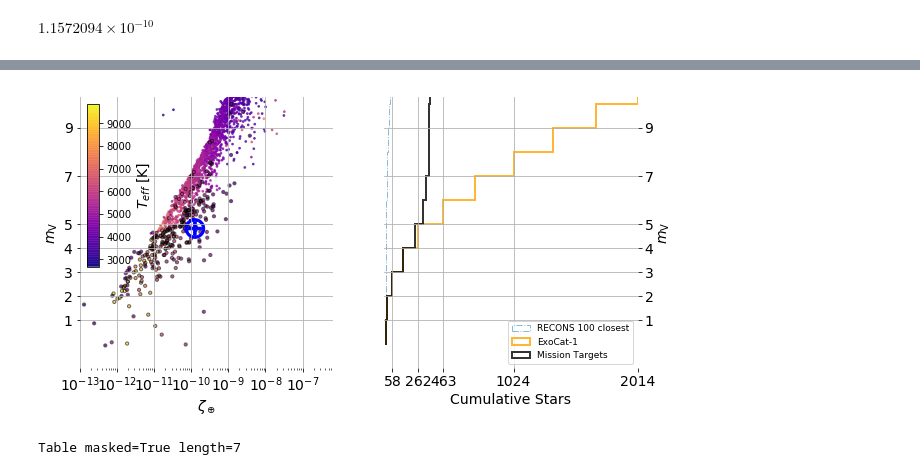
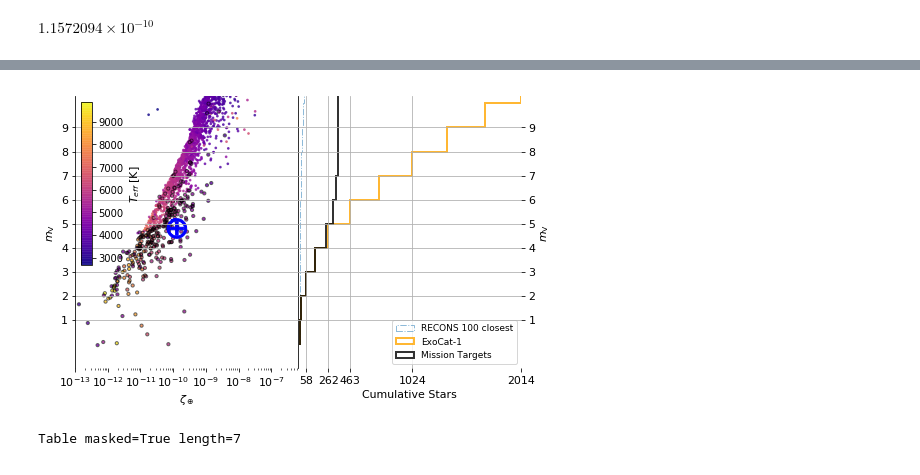
Before and after one commit to douglase/AJ_LGS_2018_PlotsAndFigs, a Jupyter notebook: LGS_range_and_ZWFS_plots_and_calculations.ipynb, the cells around one changed output, grey strips where cells are left out. Saved outputs shown, nothing was run; the diff lists cells and outputs as text; code cells hidden in the pictures.

```diff
--- a/LGS_range_and_ZWFS_plots_and_calculations.ipynb
+++ b/LGS_range_and_ZWFS_plots_and_calculations.ipynb
@@ -1087,6 +1087,7 @@ WARNING:astropy:W50: /var/folders/zv/2nj6tsrj4l53xsh73nmsn7480000gn/T/tmp1pffc7e
 # %%
 sel=exoarch_mission["st_eeidmas"]
 
+plt.rcParams["font.size"]=11
 
 Vrecon=recons2012[ 'V'][np.isfinite(recons2012[ 'V'])]
 V_exocat=exocat_stars["st_vmag"][np.isfinite(exocat_stars["st_vmag"])]
@@ -1099,7 +1100,7 @@ C=p*(rp.to(u.astronomical_unit).value/a)**2
 a_mision=exoarch_mission["st_eeidmas"]*exoarch_mission["st_dist"]/(206265*1000)*(1.0*u.parsec).to(u.astronomical_unit)
 C_mission=p*(rp.to(u.astronomical_unit).value/a_mision)**2
 
-plt.figure(figsize=[10,5])
+plt.figure(figsize=[8,5])
 ax=plt.subplot(121)
 
 sel=exocat_stars["st_teff"]<10000
@@ -1125,7 +1126,7 @@ scat_mission=ax.scatter(C_mission[sel_exomission],exoarch_mission["st_vmag"][:][
 ax.set_xlabel(r"$\zeta_\oplus$")
 ax.set_xscale("log")
 ax.set_xlim(1e-13,C[sel].max())
-ax.set_yticks([1,2, 3,4, 5,7,9])
+ax.set_yticks([1,2, 3,4, 5,6,7,8,9])
 
 
 
@@ -1197,39 +1198,38 @@ ax1.set_xlim([-10,exocathist[0][np.where(exocathist[1]==10)]])
 ax1.set_yticklabels("")
 ax1_twin.set_ylabel(r"$m_{\rmV}$")
 
 
 
 #ax1_twin_top=ax1.twiny()
 ax1.set_xticks([exocathist[0][np.where(exocathist[1]==2)], #1000,
                 exocathist[0][np.where(exocathist[1]==4)], #1000,
 
                 exocathist[0][np.where(exocathist[1]==5)], #1000,
 
                 exocathist[0][np.where(exocathist[1]==7)], #1000,
                 exocathist[0][np.where(exocathist[1]==10)]])
 #ax1_twin_top.grid()
 ax1_twin.grid()
 ax1.grid()
+#ax1.grid?
+ax.grid(axis="y")
 
-ax.grid()
-
-
-
+plt.subplots_adjust(wspace=0, hspace=0)
 
 #plt.tight_layout()
 
-turn_off_axes=["top","bottom","right","left"]
+turn_off_axes=["top","bottom","right",]
 for spine in turn_off_axes:
     ax1.spines[spine].set_visible(False)
     ax.spines[spine].set_visible(False)
     ax1_twin.spines[spine].set_visible(False)
     #ax1_twin_top.spines[spine].set_visible(False)
 
 
 ax1.legend(loc="lower right",fontsize=9)
 plt.savefig("figs/vmag_vs_V_cumulative.pdf",bbox_inches="tight")
 # %% [output]
-[figure, old version]
+[figure, new version]
 # %%
 #exoarch_mission["st_"][:][sel_exomission]
 near=exocat_stars["st_dist"]<3
```
Also changed, not shown: parts of 4 cells of this notebook, 1 other file.
